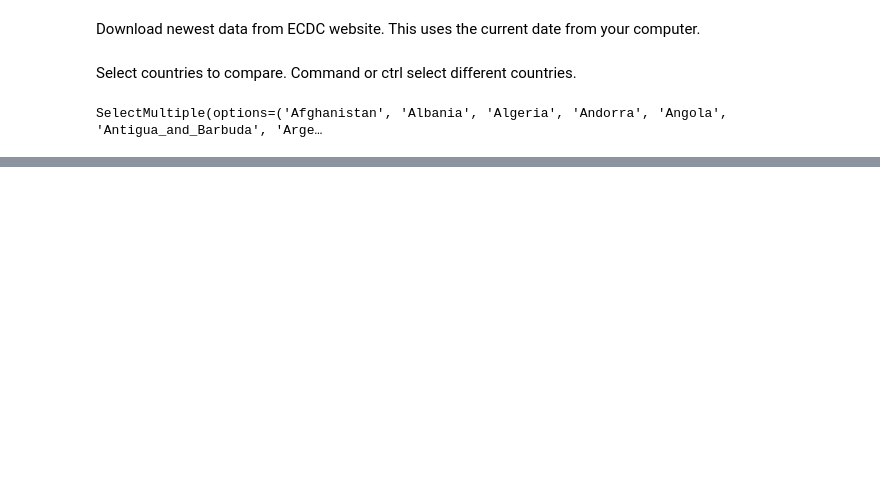
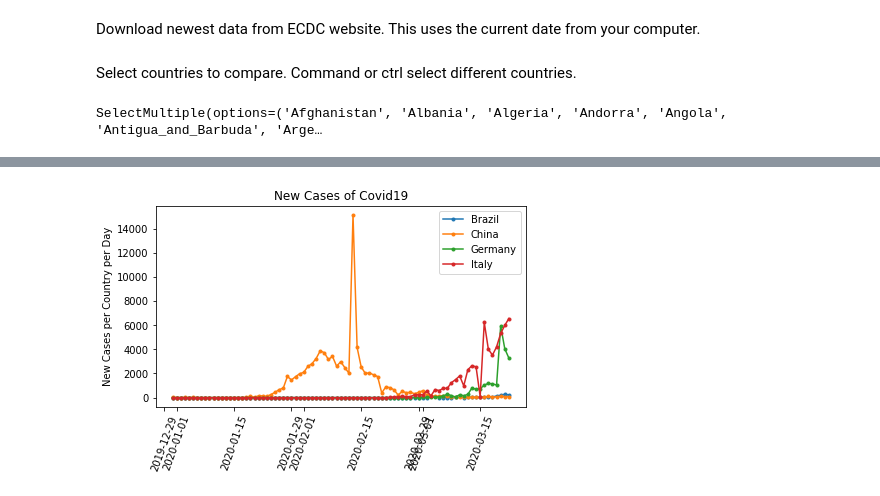
Before and after one commit to mavezum/Covid19-Analysis, a Jupyter notebook: CoronaData.ipynb, the cells around one changed output, grey strips where cells are left out. Drawn from its saved outputs; the diff is of its cells as text; code cells hidden in the pictures; blank space fills up the shorter version.

```diff
--- a/CoronaData.ipynb
+++ b/CoronaData.ipynb
@@ -51,0 +51,14 @@ df.tail()
+# %%
+fig, ax = plt.subplots(constrained_layout=True)
+
+for country in analyzedCountries:
+    a = ax.plot(dfNewCases.DateRep, dfNewCases[country], '.-')
+
+ax.set_ylabel('New Cases per Country per Day')
+ax.set_title('New Cases of Covid19')
+ax.legend()
+
+plt.xticks(rotation=70)
+plt.show()
+# %% [output]
+[figure, added]
```
Also changed, not shown: parts of 3 cells of this notebook.
